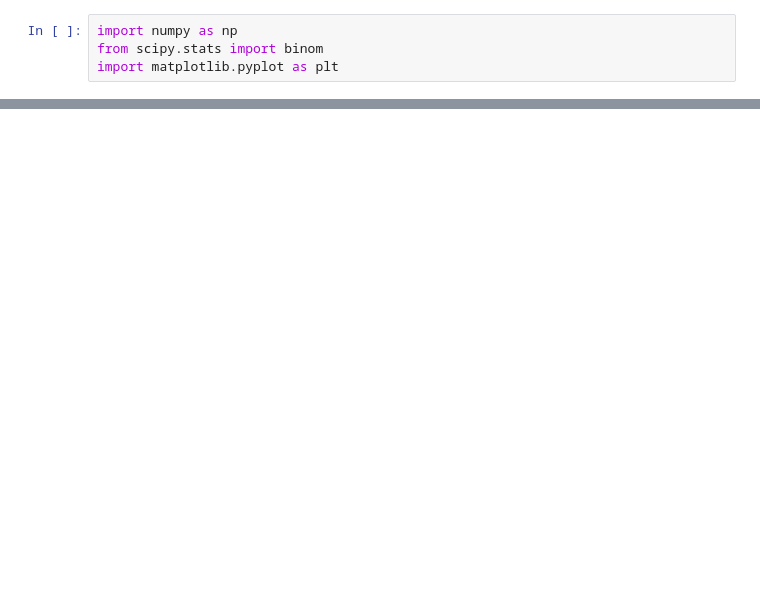
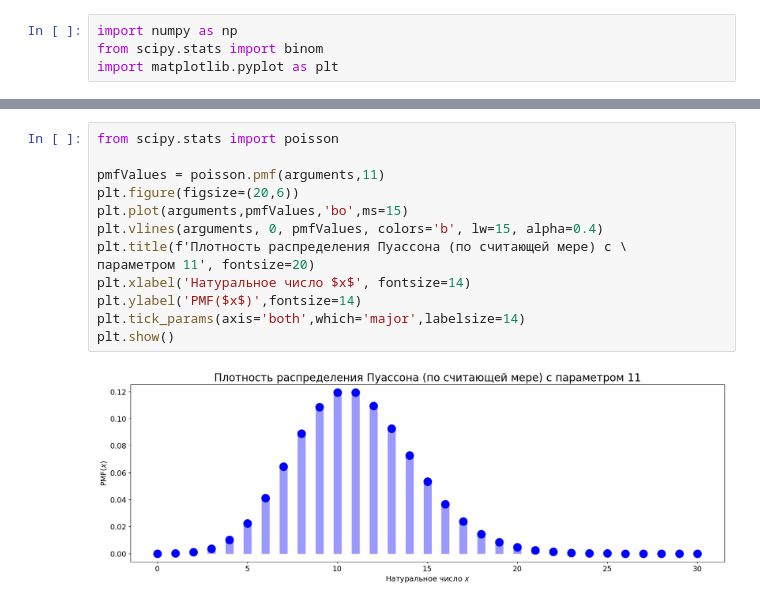
Before and after one commit to pavelafed/-, a Jupyter notebook: Иллюстрация предельной теоремы Пуассона.ipynb, the cells around one changed output, grey strips where cells are left out. Drawn from its saved outputs; the diff is of its cells as text; blank space fills up the shorter version.

```diff
--- a/Иллюстрация предельной теоремы Пуассона.ipynb
+++ b/Иллюстрация предельной теоремы Пуассона.ipynb
@@ -62,0 +94,15 @@ for n in range(1, 21):
+# %%
+from scipy.stats import poisson
+
+pmfValues = poisson.pmf(arguments,11)
+plt.figure(figsize=(20,6))
+plt.plot(arguments,pmfValues,'bo',ms=15)
+plt.vlines(arguments, 0, pmfValues, colors='b', lw=15, alpha=0.4)
+plt.title(f'Плотность распределения Пуассона (по считающей мере) с \
+параметром 11', fontsize=20)
+plt.xlabel('Натуральное число $x$', fontsize=14)
+plt.ylabel('PMF($x$)',fontsize=14)
+plt.tick_params(axis='both',which='major',labelsize=14)
+plt.show()
+# %% [output]
+[figure, added]
```
Also changed, not shown: parts of 5 cells of this notebook.
